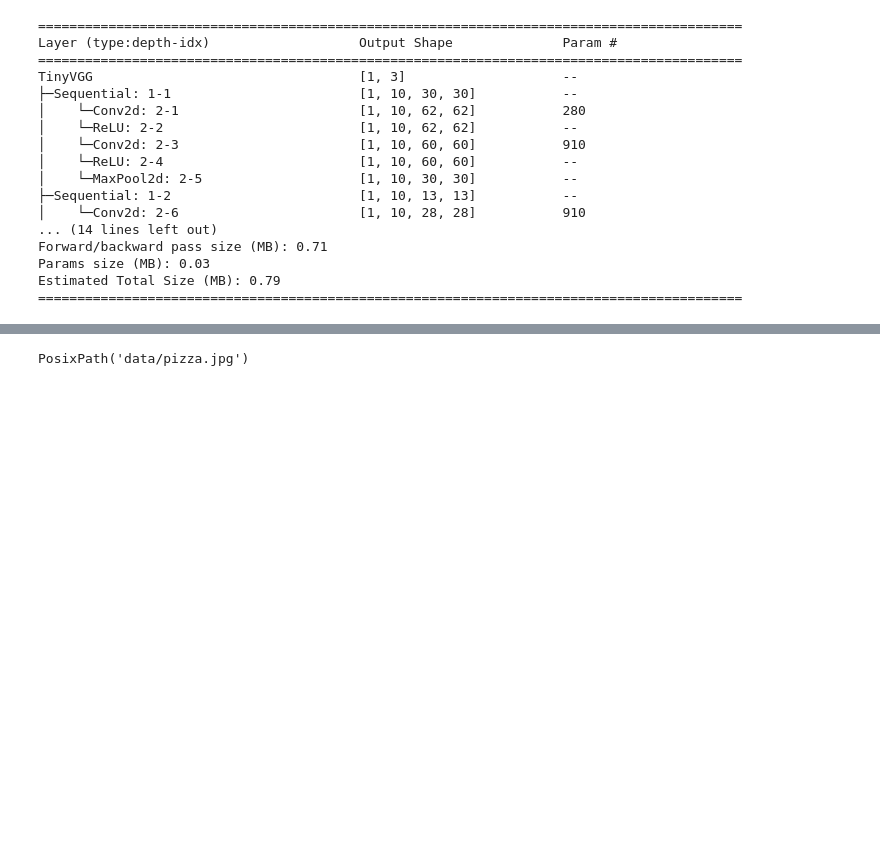
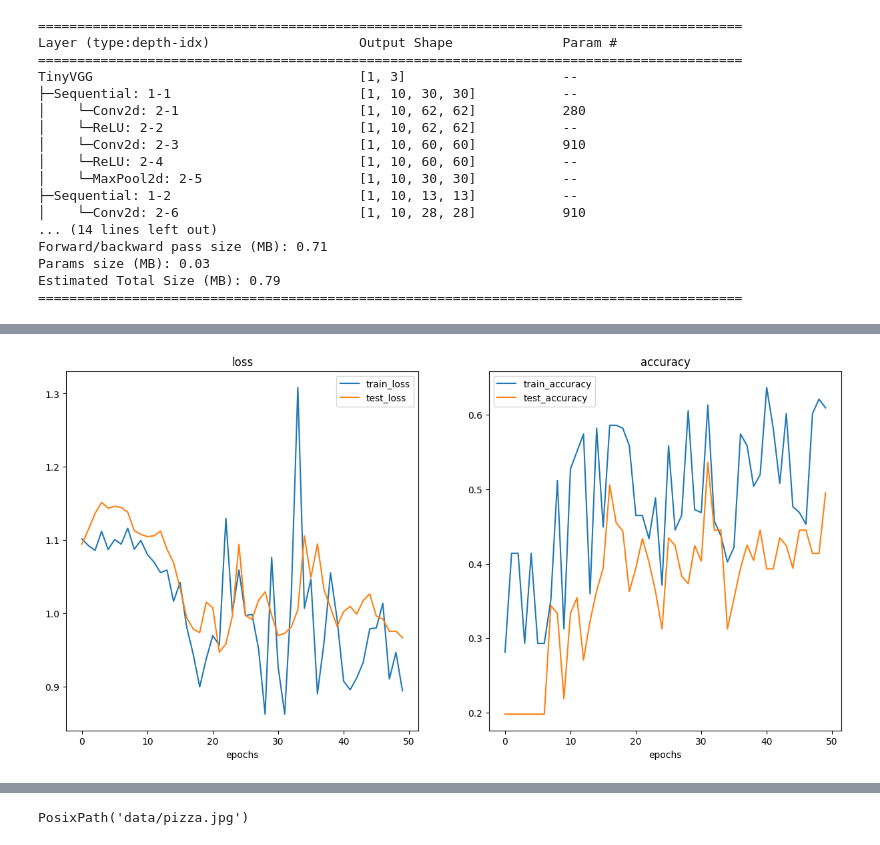
Before and after one commit to radoslaw626/TinyVGG, a Jupyter notebook: TinyVGG.ipynb, the cells around one changed output, grey strips where cells are left out. Saved outputs shown, nothing was run; the diff lists cells and outputs as text; code cells hidden in the pictures; blank space fills up the shorter version.

```diff
--- a/TinyVGG.ipynb
+++ b/TinyVGG.ipynb
@@ -821,7 +984,9 @@ test_dataloader_simple = DataLoader(dataset=test_data_simple,
 # %%
-model_1 = TinyVGG(input_shape=3,
-                  hidden_units=10,
-                  output_shape=len(train_data_augmented.classes)).to(device)
+from scripts import model_builder, utils
 
+model_1 = model_builder.TinyVGG(input_shape=3,
+                                 hidden_units=10,
+                                output_shape=3).to(device)
+model_1 = utils.load_model(model=model_1, model_path="models/augumented_data_tinyvgg_model.pt")
 model_1
 # %% [output]
@@ -890,3 +1038,8 @@ plot_loss_curves(model_1_results)
+# %%
+from scripts import utils
+utils.plot_loss_curves(model_1_results)
+# %% [output]
+[figure, added]
 # %%
 import pandas as pd
 model_0_df = pd.DataFrame(model_0_results)
```
Also changed, not shown: parts of 45 cells of this notebook, 12 other files.
